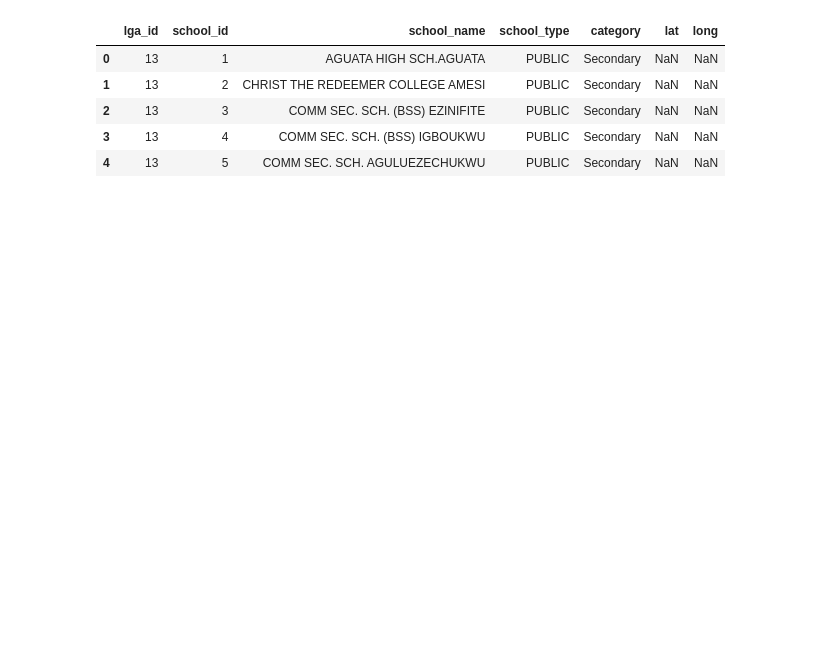
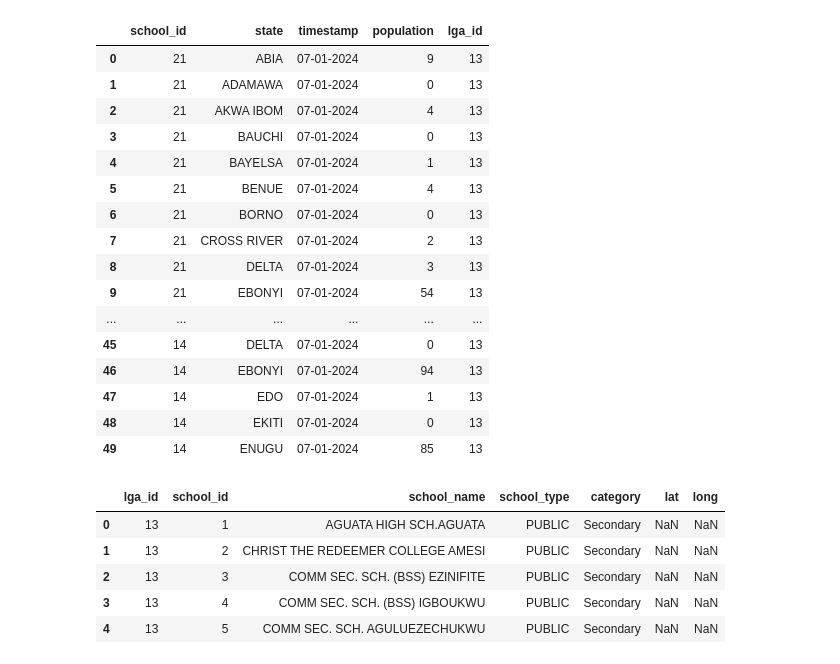
Before and after one commit to PeaceTem/Anambra-Data-Transformation, a Jupyter notebook: Education/extract_state_of_origin.ipynb, the cells around one changed output. Drawn from its saved outputs; the diff is of its cells as text; code cells hidden in the pictures; blank space fills up the shorter version.

```diff
--- a/Education/extract_state_of_origin.ipynb
+++ b/Education/extract_state_of_origin.ipynb
@@ -16,3 +22,28 @@ dtype: object
+# %%
+l=[]
+for index, row in july_state_of_origin.iterrows():
+    l.append(sch_df.loc[sch_df["school_id"]==row["school_id"], "lga_id"].values[0])
+
+july_state_of_origin["lga_id"] = l
+july_state_of_origin.head(50)
+# %% [output]
+|  | school_id | state | timestamp | population | lga_id |
+| 0 | 21 | ABIA | 07-01-2024 | 9 | 13 |
+| 1 | 21 | ADAMAWA | 07-01-2024 | 0 | 13 |
+| 2 | 21 | AKWA IBOM | 07-01-2024 | 4 | 13 |
+| 3 | 21 | BAUCHI | 07-01-2024 | 0 | 13 |
+| 4 | 21 | BAYELSA | 07-01-2024 | 1 | 13 |
+| 5 | 21 | BENUE | 07-01-2024 | 4 | 13 |
+| 6 | 21 | BORNO | 07-01-2024 | 0 | 13 |
+| 7 | 21 | CROSS RIVER | 07-01-2024 | 2 | 13 |
+| 8 | 21 | DELTA | 07-01-2024 | 3 | 13 |
+| 9 | 21 | EBONYI | 07-01-2024 | 54 | 13 |
+| ... | ... | ... | ... | ... | ... |
+| 45 | 14 | DELTA | 07-01-2024 | 0 | 13 |
+| 46 | 14 | EBONYI | 07-01-2024 | 94 | 13 |
+| 47 | 14 | EDO | 07-01-2024 | 1 | 13 |
+| 48 | 14 | EKITI | 07-01-2024 | 0 | 13 |
+| 49 | 14 | ENUGU | 07-01-2024 | 85 | 13 |
 # %%
 sch_df.head()
 # %% [output]
```
Also changed, not shown: parts of 2 cells of this notebook, 11 other files.
